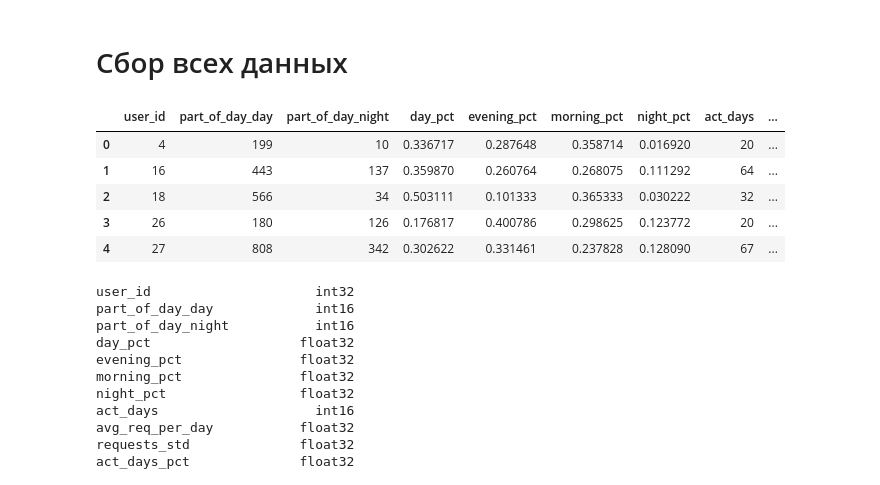
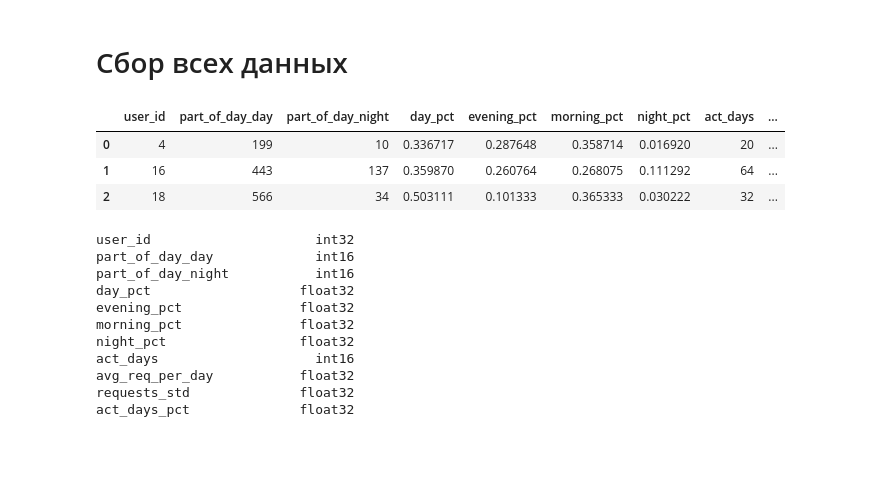
Before and after one commit to georgy-sidorkin/MTS_ML_Cup, a Jupyter notebook: 4. baseline_embeddings.ipynb, the cells around one changed output. Cells and saved outputs as stored; diff of their text form; code cells hidden in the pictures; blank space fills up the shorter version.

```diff
--- a/4. baseline_embeddings.ipynb
+++ b/4. baseline_embeddings.ipynb
@@ -77,12 +141,10 @@ df = pd.read_csv('data_agg/df_final.csv')
 # %%
-df.head()
+df.head(3)
 # %% [output]
 |  | user_id | part_of_day_day | part_of_day_night | day_pct | evening_pct | morning_pct | night_pct | act_days | ... |
 | 0 | 4 | 199 | 10 | 0.336717 | 0.287648 | 0.358714 | 0.016920 | 20 | ... |
 | 1 | 16 | 443 | 137 | 0.359870 | 0.260764 | 0.268075 | 0.111292 | 64 | ... |
 | 2 | 18 | 566 | 34 | 0.503111 | 0.101333 | 0.365333 | 0.030222 | 32 | ... |
-| 3 | 26 | 180 | 126 | 0.176817 | 0.400786 | 0.298625 | 0.123772 | 20 | ... |
-| 4 | 27 | 808 | 342 | 0.302622 | 0.331461 | 0.237828 | 0.128090 | 67 | ... |
 # %%
 df = df.astype(final_types)
 df.dtypes
```
Also changed, not shown: parts of 58 cells of this notebook, 2 other files.
